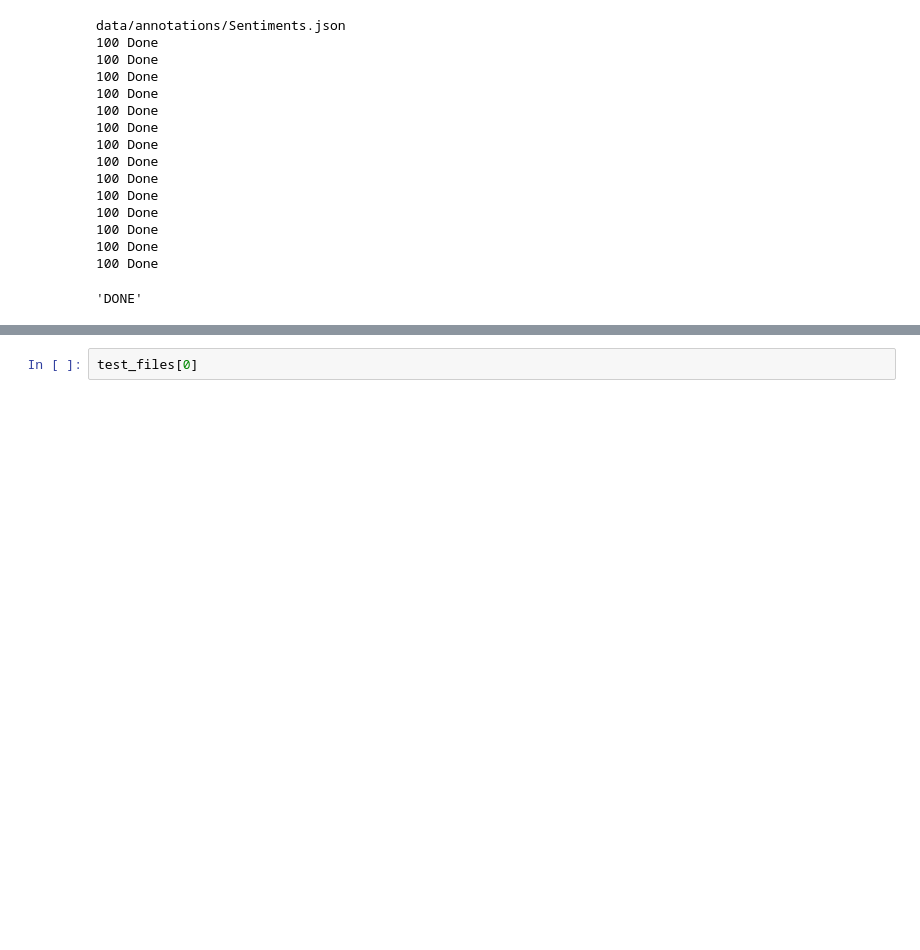
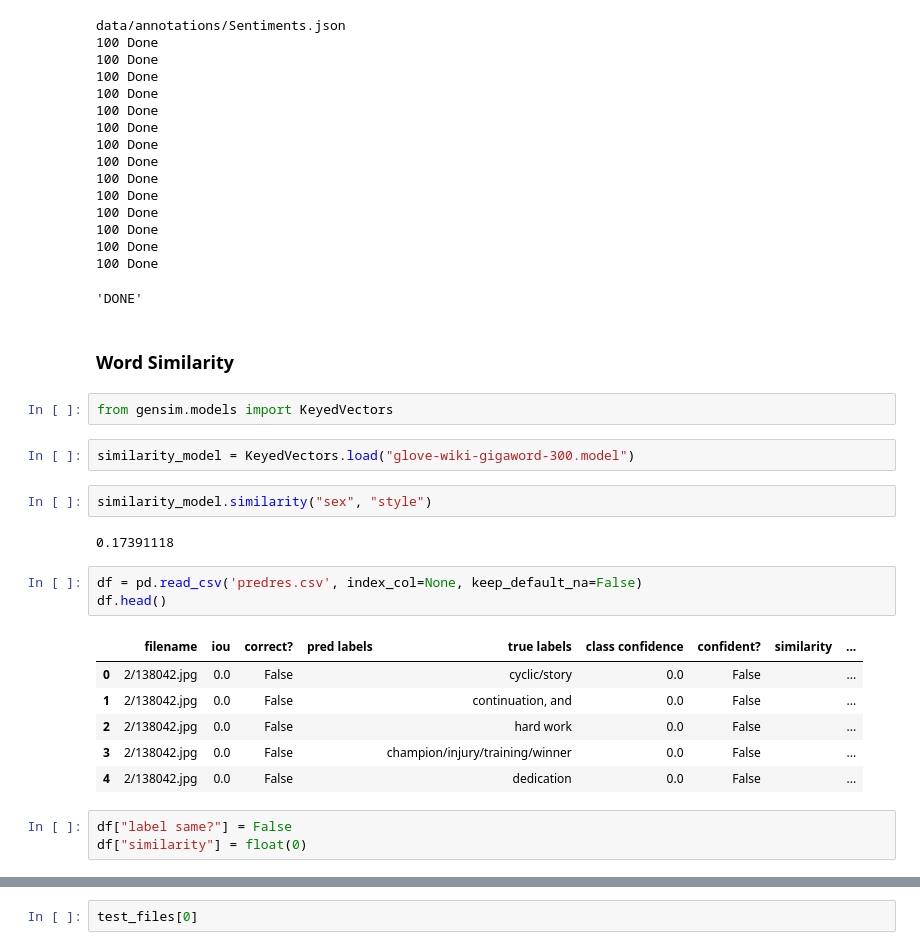
Before and after one commit to joeechua/Ads-Decoder_ext, a Jupyter notebook: bsight.ipynb, the cells around one changed output, grey strips where cells are left out. Cells and saved outputs as stored; diff of their text form; blank space fills up the shorter version.

Commit message:
Make calculations for word similarity in test

```diff
--- a/bsight.ipynb
+++ b/bsight.ipynb
@@ -236,3 +261,26 @@ data/annotations/Sentiments.json
 100 Done
 100 Done
 'DONE'
+# %% [markdown]
+### Word Similarity
+# %%
+from gensim.models import KeyedVectors
+# %%
+similarity_model = KeyedVectors.load("glove-wiki-gigaword-300.model")
+# %%
+similarity_model.similarity("sex", "style")
+# %% [output]
+0.17391118
+# %%
+df = pd.read_csv('predres.csv', index_col=None, keep_default_na=False)
+df.head()
+# %% [output]
+|  | filename | iou | correct? | pred labels | true labels | class confidence | confident? | similarity | ... |
+| 0 | 2/138042.jpg | 0.0 | False |  | cyclic/story | 0.0 | False |  | ... |
+| 1 | 2/138042.jpg | 0.0 | False |  | continuation, and | 0.0 | False |  | ... |
+| 2 | 2/138042.jpg | 0.0 | False |  | hard work | 0.0 | False |  | ... |
+| 3 | 2/138042.jpg | 0.0 | False |  | champion/injury/training/winner | 0.0 | False |  | ... |
+| 4 | 2/138042.jpg | 0.0 | False |  | dedication | 0.0 | False |  | ... |
+# %%
+df["label same?"] = False
+df["similarity"] = float(0)
```
Also changed, not shown: parts of 22 cells of this notebook.
